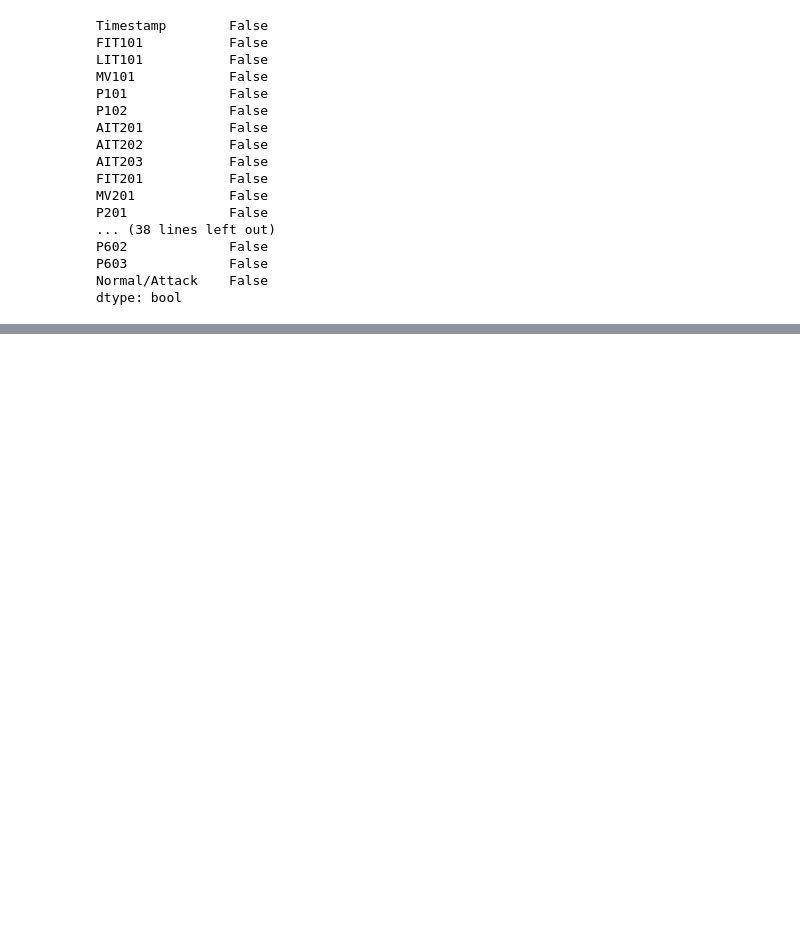
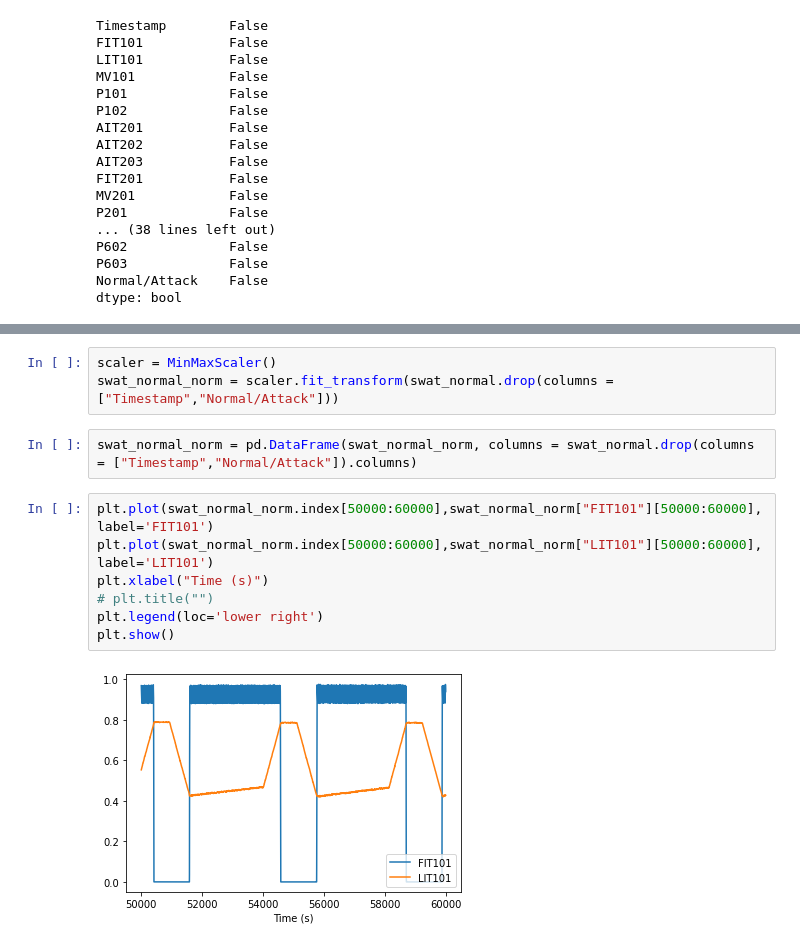
Before and after one commit to Geebigib/Explainable-Anomaly-detection-In-ICS, a Jupyter notebook: SWaT_EDA.ipynb, the cells around one changed output, grey strips where cells are left out. Cells and saved outputs as stored; diff of their text form; blank space fills up the shorter version.

Commit message:
add relation graph

```diff
--- a/SWaT_EDA.ipynb
+++ b/SWaT_EDA.ipynb
@@ -107,0 +121,14 @@ dtype: bool
+# %%
+scaler = MinMaxScaler()
+swat_normal_norm = scaler.fit_transform(swat_normal.drop(columns = ["Timestamp","Normal/Attack"]))
+# %%
+swat_normal_norm = pd.DataFrame(swat_normal_norm, columns = swat_normal.drop(columns = ["Timestamp","Normal/Attack"]).columns)
+# %%
+plt.plot(swat_normal_norm.index[50000:60000],swat_normal_norm["FIT101"][50000:60000], label='FIT101')
+plt.plot(swat_normal_norm.index[50000:60000],swat_normal_norm["LIT101"][50000:60000], label='LIT101')
+plt.xlabel("Time (s)")
+# plt.title("")
+plt.legend(loc='lower right')
+plt.show()
+# %% [output]
+[figure, added]
```
Also changed, not shown: parts of 2 cells of this notebook.
